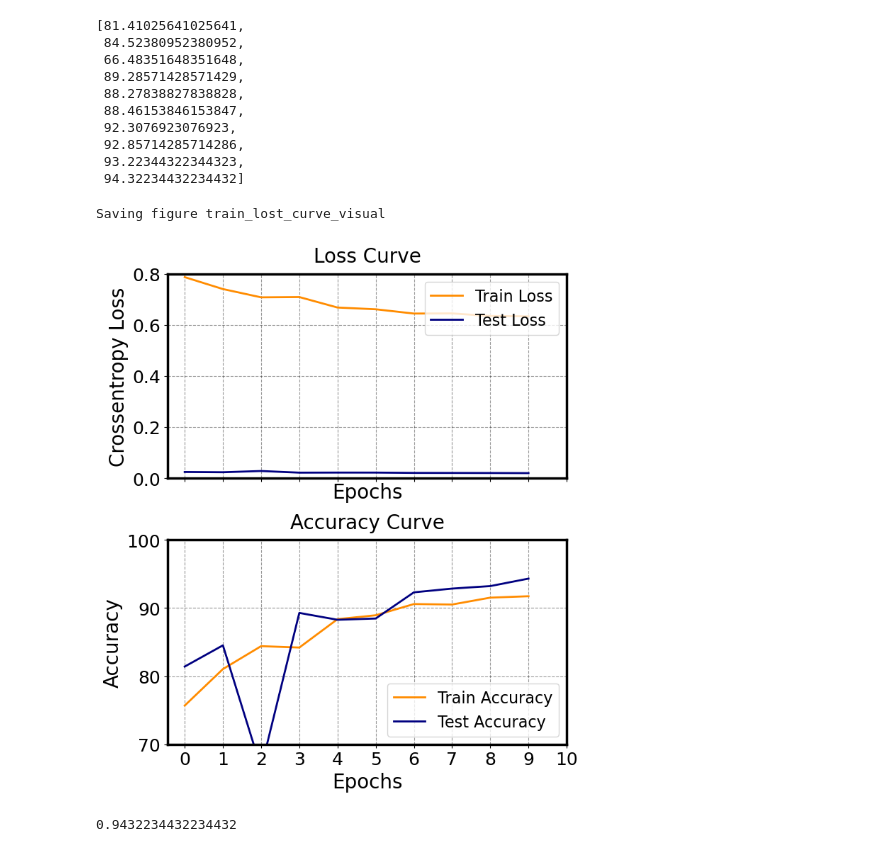
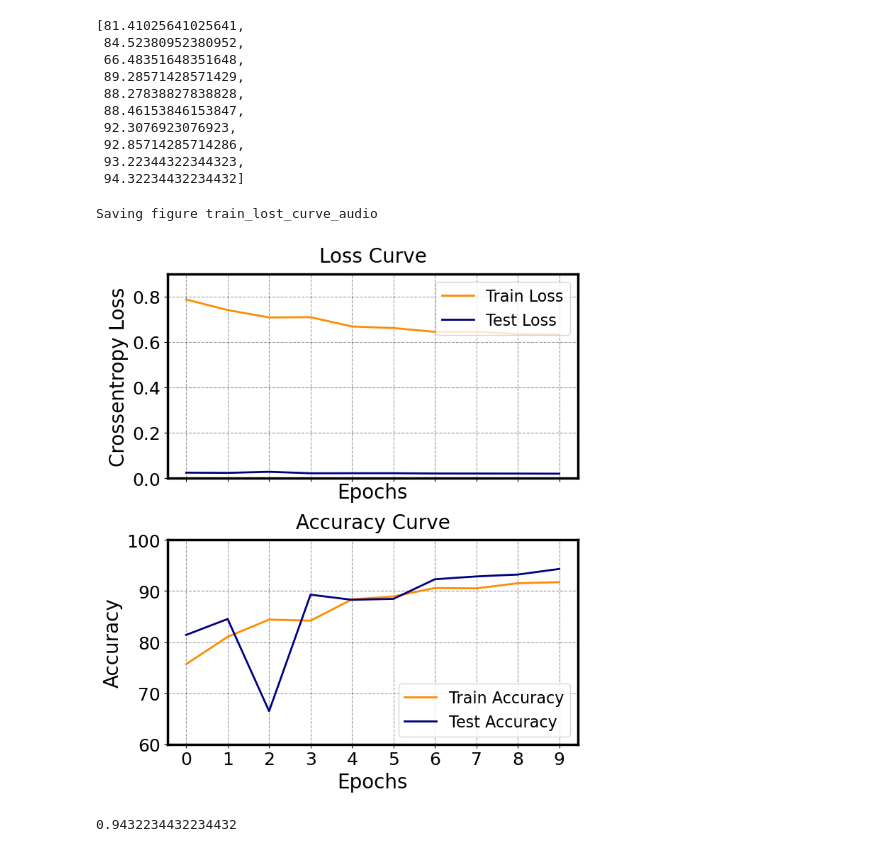
Before and after one commit to Davidlequnchen/LDED-FusionNet, a Jupyter notebook: code/3_train_audio.ipynb, the cells around one changed output. Cells and saved outputs as stored; diff of their text form; code cells hidden in the pictures.

Commit message:
Update initial training results.

```diff
--- a/code/3_train_audio.ipynb
+++ b/code/3_train_audio.ipynb
@@ -378,13 +378,13 @@ valid_accuracy
  93.22344322344323,
  94.32234432234432]
 # %%
-loss_acc_plot(train_losses, valid_losses, train_accuracy, valid_accuracy, 10, "Initial Training",
-              interval=1, yloss_limit1=0, yloss_limit2=0.8, yacc_limit1=70, yacc_limit2=100)
+loss_acc_plot(train_losses, valid_losses, train_accuracy, valid_accuracy, 9, "Initial Training",
+              interval=1, yloss_limit1=0, yloss_limit2=0.9, yacc_limit1=60, yacc_limit2=100)
 
-save_fig ("train_lost_curve_visual")
+save_fig ("train_lost_curve_audio")
 # %% [output]
-Saving figure train_lost_curve_visual
+Saving figure train_lost_curve_audio
-[figure, old version]
+[figure, new version]
 # %%
 get_accuracy(model, val_dataloader, device)
 # %% [output]
```
Also changed, not shown: 15 other files.
